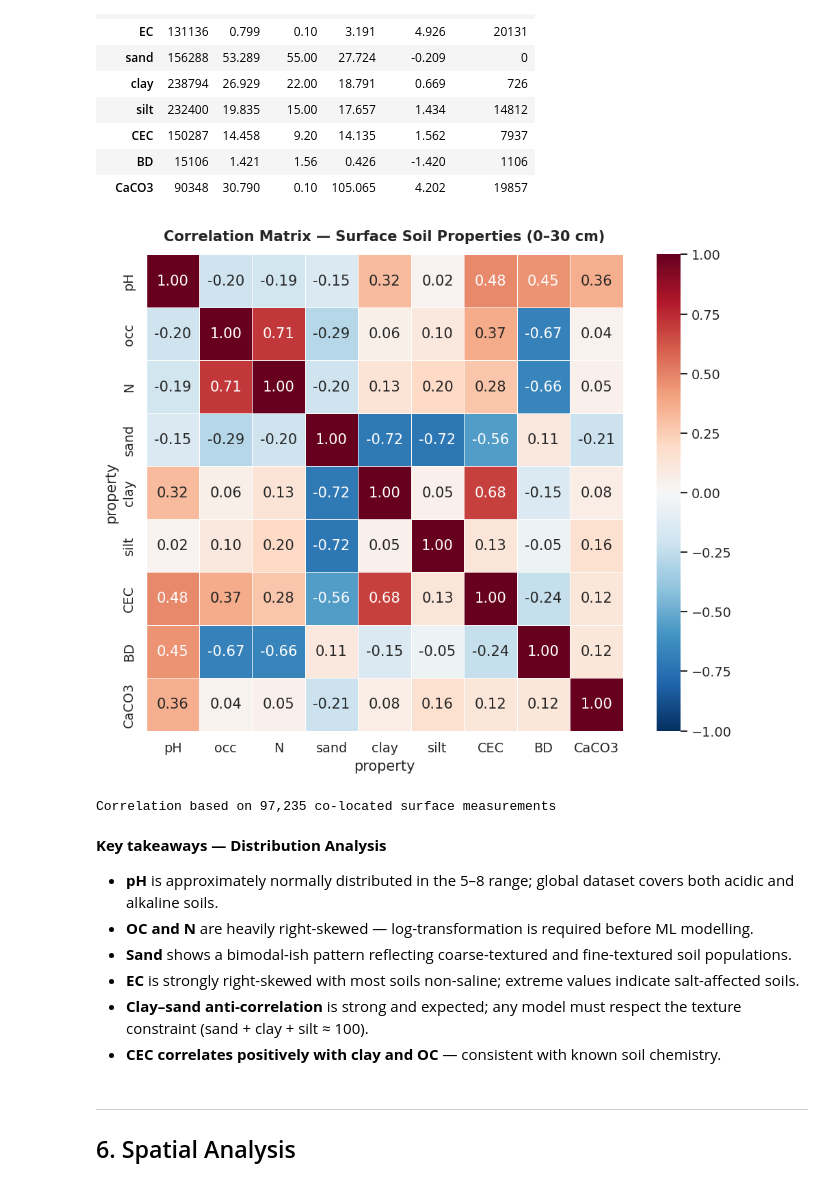
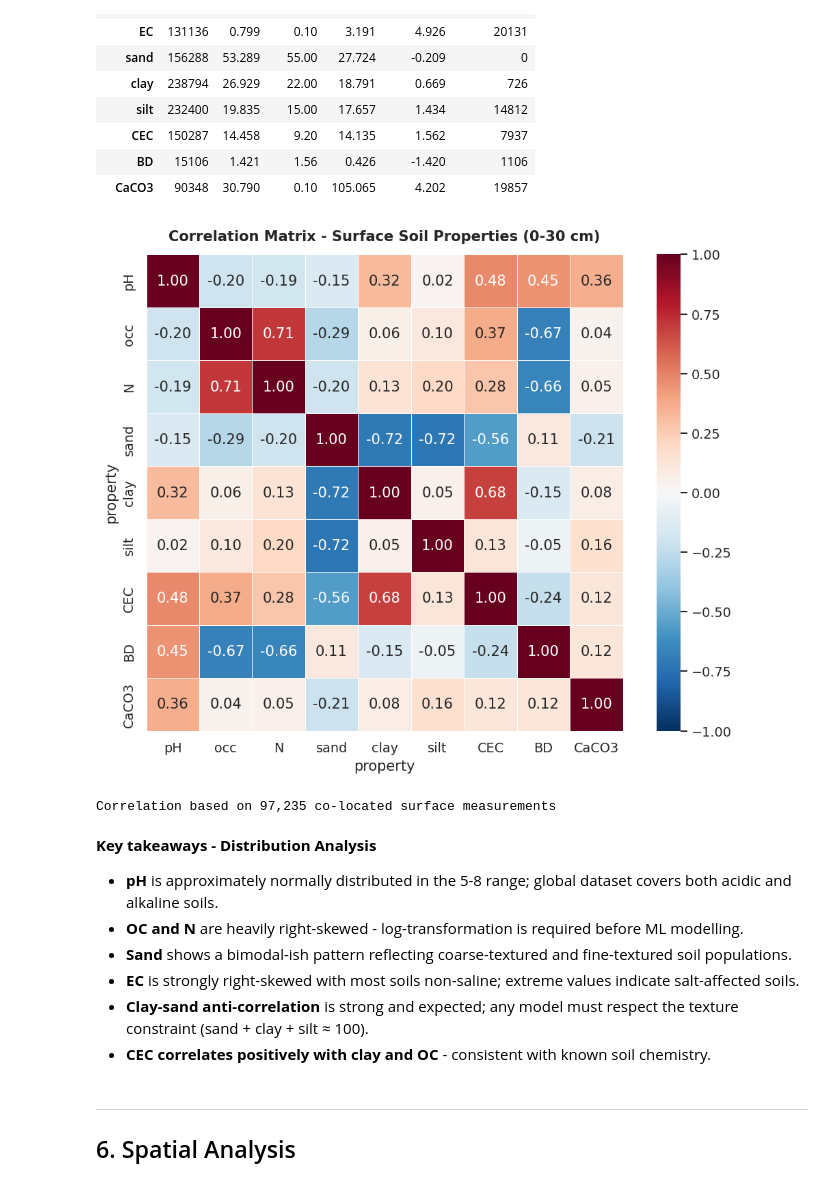
Before and after one commit to Conite002/SoilHive, a Jupyter notebook: notebook/01_eda.ipynb, the cells around one changed output. Drawn from its saved outputs; the diff is of its cells as text; code cells hidden in the pictures.

```diff
--- a/notebook/01_eda.ipynb
+++ b/notebook/01_eda.ipynb
@@ -447,7 +417,7 @@ axes[1].yaxis.set_major_formatter(mticker.FuncFormatter(lambda x, _: f'{x/1e3:.0
 
 # Depth class counts
 bins_labels  = [0, 30, 60, 100, 200, np.inf]
-bin_names    = ['0–30', '30–60', '60–100', '100–200', '>200']
+bin_names    = ['0-30', '30-60', '60-100', '100-200', '>200']
 df_depth['depth_class'] = pd.cut(
     df_depth['upper_depth_cm'], bins=bins_labels, labels=bin_names, right=False
 )
@@ -463,7 +433,7 @@ plt.show()
 # %% [output]
 [figure]
 # %%
-# Surface (0–30 cm) vs sub-surface properties
+# Surface (0-30 cm) vs sub-surface properties
 surface_props = ['pH', 'occ', 'N', 'sand', 'clay', 'silt']
 
 fig, axes = plt.subplots(2, 3, figsize=(14, 7))
@@ -474,13 +444,13 @@ for i, prop in enumerate(surface_props):
     if sub.empty:
         axes[i].set_visible(False)
         continue
-    sub['layer'] = np.where(sub['upper_depth_cm'] < 30, 'Surface (0–30)', 'Sub-surface (>30)')
+    sub['layer'] = np.where(sub['upper_depth_cm'] < 30, 'Surface (0-30)', 'Sub-surface (>30)')
     p1 = sub[sub['upper_depth_cm'] < 30]['value'].clip(
         *sub['value'].quantile([0.01, 0.99]))
     p2 = sub[sub['upper_depth_cm'] >= 30]['value'].clip(
         *sub['value'].quantile([0.01, 0.99]))
 
-    axes[i].hist(p1, bins=40, alpha=0.6, label='Surface (0–30 cm)',
+    axes[i].hist(p1, bins=40, alpha=0.6, label='Surface (0-30 cm)',
                  color='#4C72B0', density=True)
     axes[i].hist(p2, bins=40, alpha=0.6, label='Sub-surface (>30 cm)',
                  color='#C44E52', density=True)
@@ -801,0 +544,22 @@ EC Summary:
+# %%
+import geopandas as gpd
+
+world = gpd.read_file(
+    "https://naturalearth.s3.amazonaws.com/110m_cultural/ne_110m_admin_0_countries.zip"
+)
+
+gdf = gpd.GeoDataFrame(
+    df,
+    geometry=gpd.points_from_xy(df["lon"], df["lat"]),
+    crs="EPSG:4326"
+)
+
+gdf = gpd.sjoin(
+    gdf,
+    world[["geometry", "ADMIN"]],
+    how="left",
+    predicate="within"
+)
+
+df = gdf.rename(columns={"ADMIN": "country"}).drop(columns=["geometry", "index_right"])
+df
@@ -829,48 +687,48 @@ summary_tbl
 | BD | 15106 | 1.421 | 1.56 | 0.426 | -1.420 | 1106 |
 | CaCO3 | 90348 | 30.790 | 0.10 | 105.065 | 4.202 | 19857 |
 # %%
-# ── Correlation matrix (co-located, surface 0–30 cm) ─────────────────────
+# ── Correlation matrix (co-located, surface 0-30 cm) ─────────────────────
 CORR_PROPS = [p for p in ['pH', 'occ', 'N', 'sand', 'clay', 'silt', 'CEC', 'BD', 'CaCO3']
               if p in df['property'].values]
 
 # Pivot: one row per (lat, lon, depth), one col per property
 surface = df[
     (df['property'].isin(CORR_PROPS)) &
     (df['upper_depth_cm'].fillna(999) < 30)
 ][['lat', 'lon', 'upper_depth_cm', 'property', 'value']].copy()
 
 pivot = (
     surface
     .groupby(['lat', 'lon', 'upper_depth_cm', 'property'])['value']
     .median()
     .unstack('property')
     .reset_index()
 )
 corr_mat = pivot[CORR_PROPS].corr()
 
 fig, ax = plt.subplots(figsize=(9, 7))
 mask = np.triu(np.ones_like(corr_mat, dtype=bool), k=1)
 sns.heatmap(
     corr_mat, annot=True, fmt='.2f', cmap='RdBu_r',
     center=0, vmin=-1, vmax=1,
     square=True, linewidths=0.5, ax=ax
 )
-ax.set_title('Correlation Matrix — Surface Soil Properties (0–30 cm)',
+ax.set_title('Correlation Matrix - Surface Soil Properties (0-30 cm)',
              fontweight='bold', pad=12)
 plt.tight_layout()
 plt.show()
 print(f'Correlation based on {len(pivot):,} co-located surface measurements')
 # %% [output]
-[figure, old version]
+[figure, new version]
 Correlation based on 97,235 co-located surface measurements
 # %% [markdown]
-**Key takeaways — Distribution Analysis**
-- **pH** is approximately normally distributed in the 5–8 range; global dataset covers both acidic and alkaline soils.
-- **OC and N** are heavily right-skewed — log-transformation is required before ML modelling.
+**Key takeaways - Distribution Analysis**
+- **pH** is approximately normally distributed in the 5-8 range; global dataset covers both acidic and alkaline soils.
+- **OC and N** are heavily right-skewed - log-transformation is required before ML modelling.
 - **Sand** shows a bimodal-ish pattern reflecting coarse-textured and fine-textured soil populations.
 - **EC** is strongly right-skewed with most soils non-saline; extreme values indicate salt-affected soils.
-- **Clay–sand anti-correlation** is strong and expected; any model must respect the texture constraint (sand + clay + silt ≈ 100).
-- **CEC correlates positively with clay and OC** — consistent with known soil chemistry.
+- **Clay-sand anti-correlation** is strong and expected; any model must respect the texture constraint (sand + clay + silt ≈ 100).
+- **CEC correlates positively with clay and OC** - consistent with known soil chemistry.
 # %% [markdown]
 ---
 ## 6. Spatial Analysis
```
Also changed, not shown: parts of 29 cells of this notebook, 1 other file.
